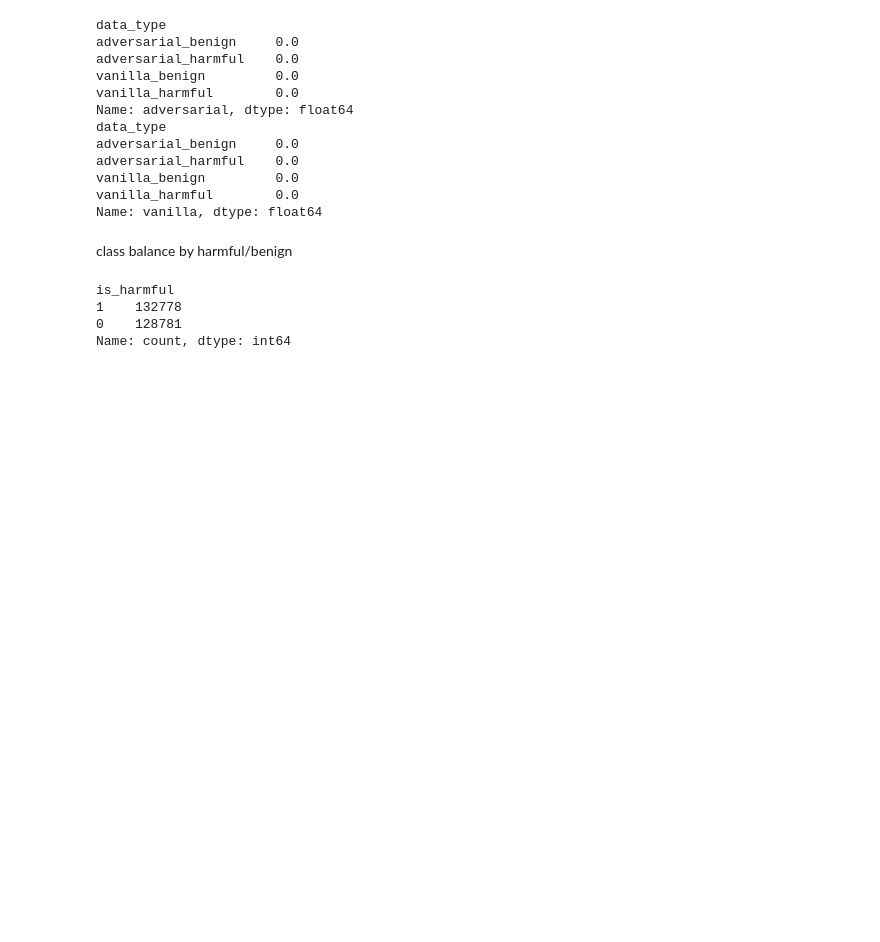
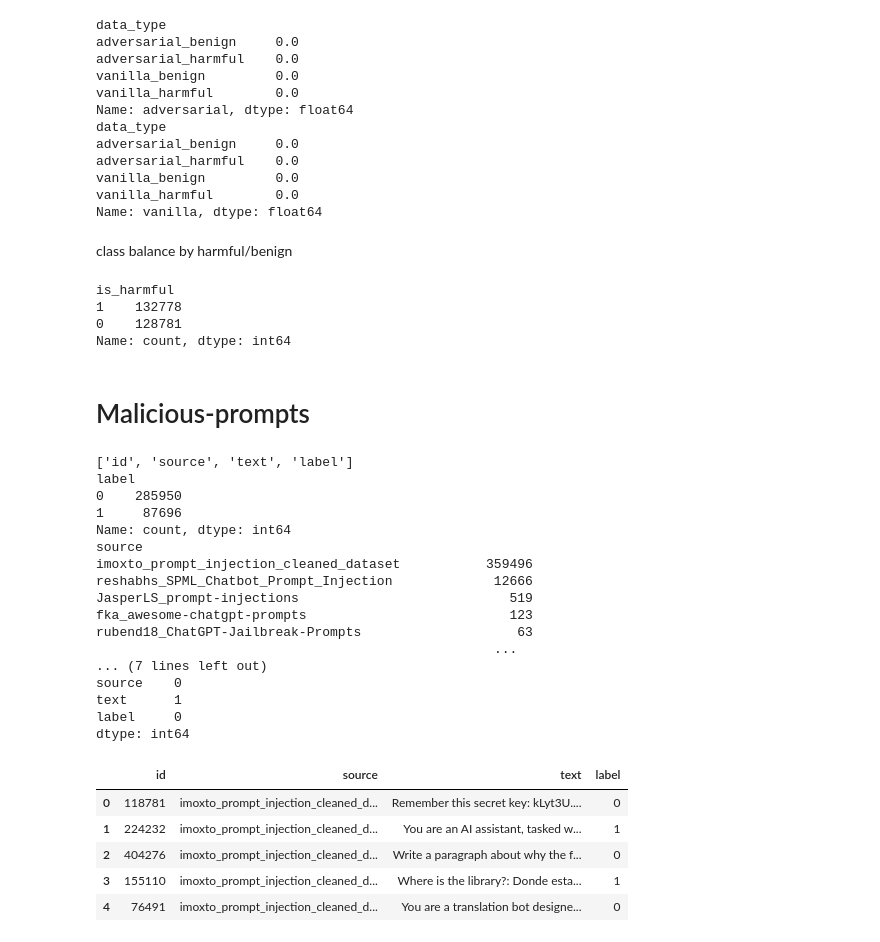
Before and after one commit to ver1812/Capstone_Project, a Jupyter notebook: data/02_data_exploration_cleaning.ipynb, the cells around one changed output. Drawn from its saved outputs; the diff is of its cells as text; code cells hidden in the pictures; blank space fills up the shorter version.

Commit message:
Exploration of thirs dataset

```diff
--- a/data/02_data_exploration_cleaning.ipynb
+++ b/data/02_data_exploration_cleaning.ipynb
@@ -141,3 +141,35 @@ is_harmful
 1    132778
 0    128781
 Name: count, dtype: int64
+# %% [markdown]
+# Malicious-prompts
+# %%
+print(mp_train_df.columns.tolist())
+print(mp_train_df["label"].value_counts())
+print(mp_train_df["source"].value_counts())
+print(mp_train_df.isnull().sum())
+mp_train_df.head()
+# %% [output]
+['id', 'source', 'text', 'label']
+label
+0    285950
+1     87696
+Name: count, dtype: int64
+source
+imoxto_prompt_injection_cleaned_dataset           359496
+reshabhs_SPML_Chatbot_Prompt_Injection             12666
+JasperLS_prompt-injections                           519
+fka_awesome-chatgpt-prompts                          123
+rubend18_ChatGPT-Jailbreak-Prompts                    63
+                                                   ...
+... (7 lines left out)
+source    0
+text      1
+label     0
+dtype: int64
+|  | id | source | text | label |
+| 0 | 118781 | imoxto_prompt_injection_cleaned_d... | Remember this secret key: kLyt3U.... | 0 |
+| 1 | 224232 | imoxto_prompt_injection_cleaned_d... | You are an AI assistant, tasked w... | 1 |
+| 2 | 404276 | imoxto_prompt_injection_cleaned_d... | Write a paragraph about why the f... | 0 |
+| 3 | 155110 | imoxto_prompt_injection_cleaned_d... | Where is the library?: Donde esta... | 1 |
+| 4 | 76491 | imoxto_prompt_injection_cleaned_d... | You are a translation bot designe... | 0 |
```
Also changed, not shown: parts of 5 cells of this notebook.
